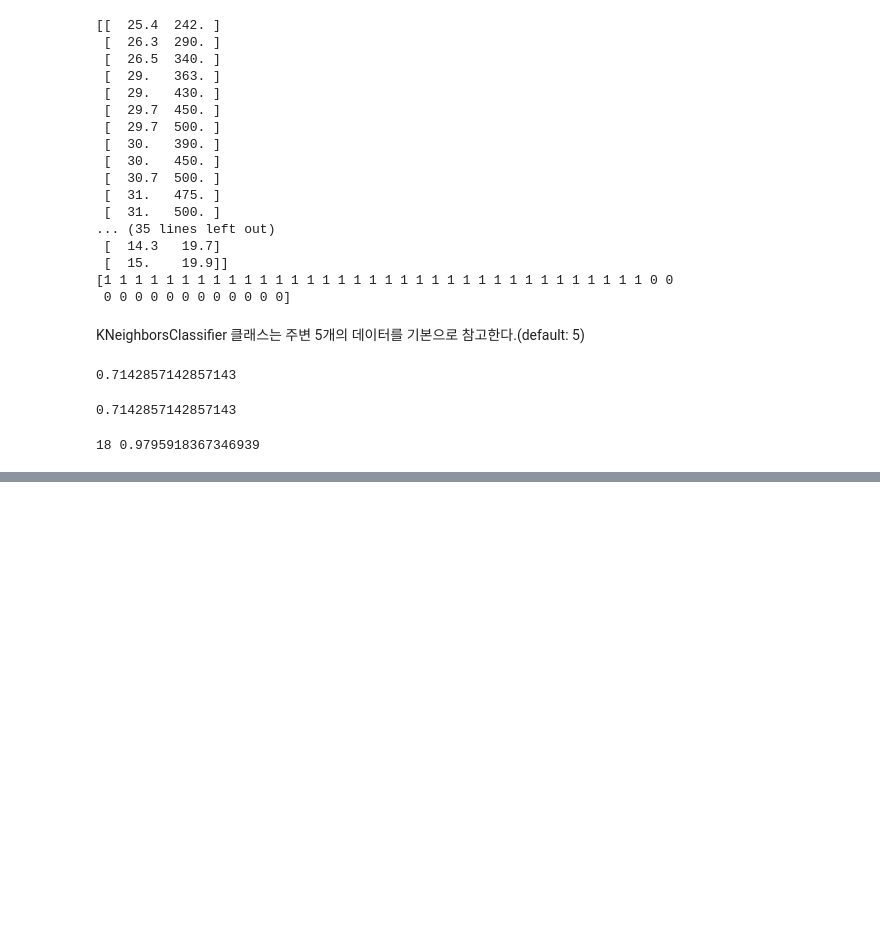
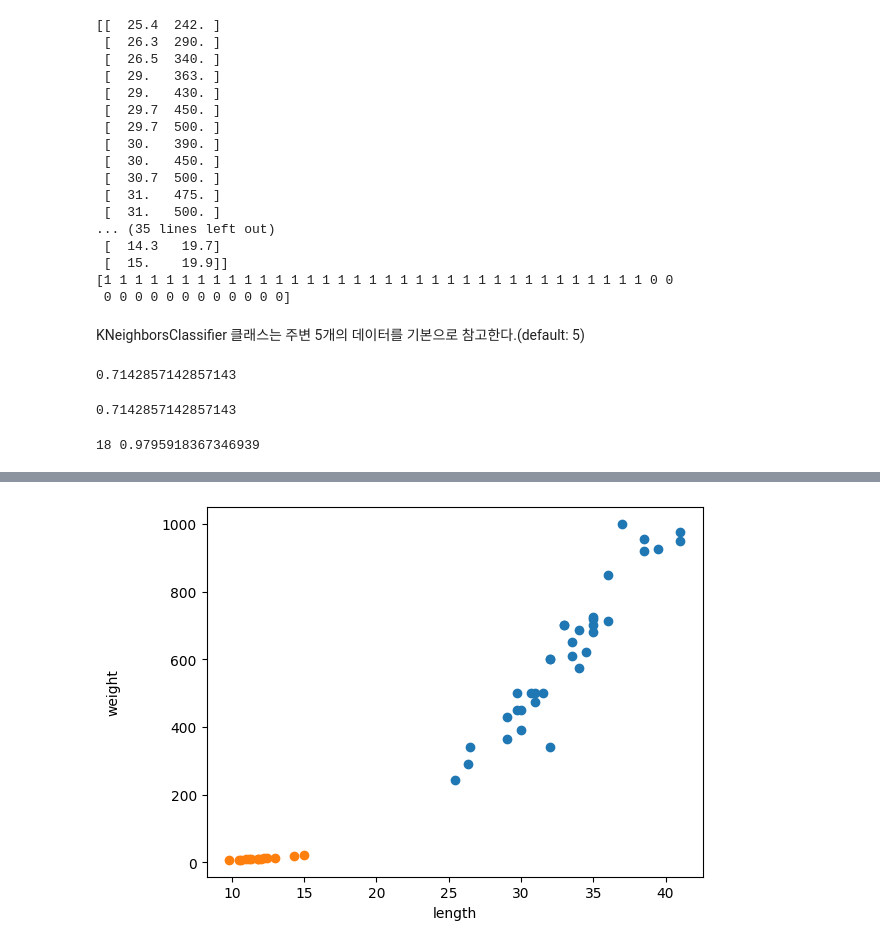
Before and after one commit to bonmin9/gdg_hufs, a Jupyter notebook: ai_basic/01-03_market&ML.ipynb, the cells around one changed output, grey strips where cells are left out. Drawn from its saved outputs; the diff is of its cells as text; code cells hidden in the pictures; blank space fills up the shorter version.

```diff
--- a/ai_basic/01-03_market&ML.ipynb
+++ b/ai_basic/01-03_market&ML.ipynb
@@ -135,0 +150,8 @@ for n in range(5, 50):
+# %%
+plt.scatter(bream_length, bream_weight)
+plt.scatter(smelt_length, smelt_weight)
+plt.xlabel('length')
+plt.ylabel('weight', labelpad=30)
+plt.show()
+# %% [output]
+[figure, added]
```
Also changed, not shown: parts of 10 cells of this notebook, 2 other files.
